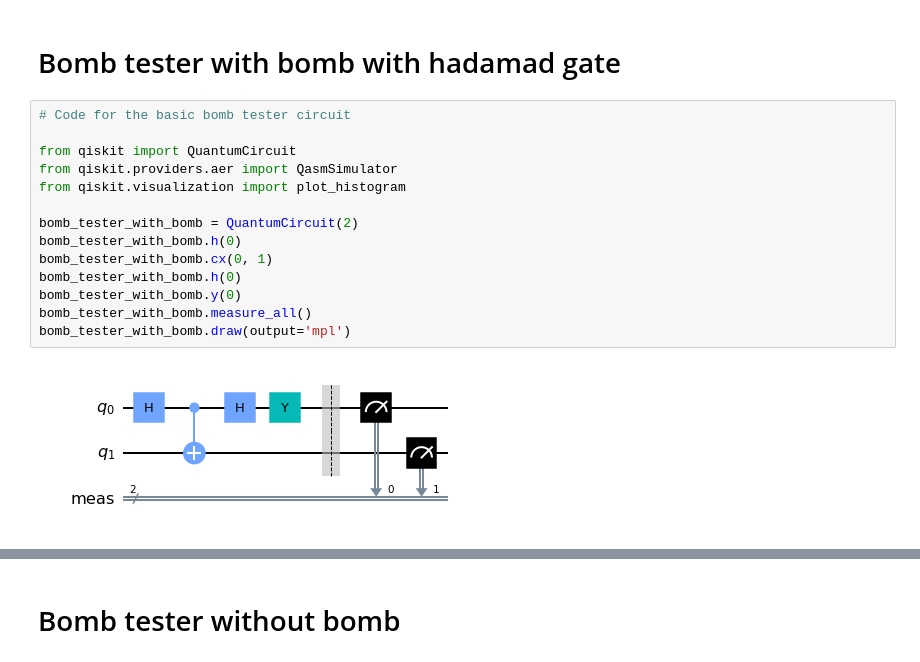
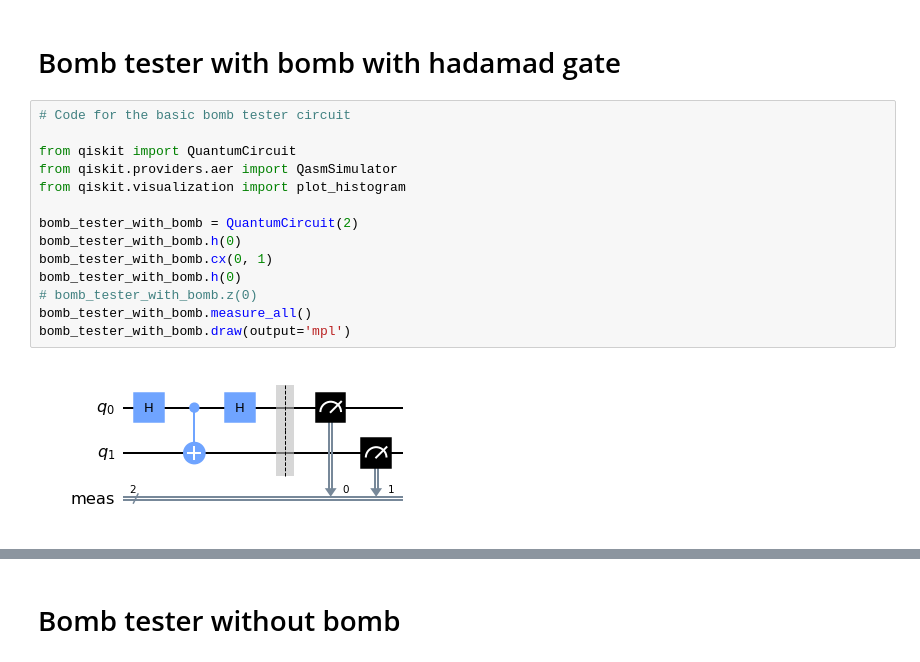
Before and after one commit to FreddyTF/QuantumBiscuit, a Jupyter notebook: InitialNotebook-Copy1.ipynb, the cells around one changed output, grey strips where cells are left out. Cells and saved outputs as stored; diff of their text form.

Commit message:
added images

```diff
--- a/InitialNotebook-Copy1.ipynb
+++ b/InitialNotebook-Copy1.ipynb
@@ -17,19 +30,19 @@ We represent the photon as q0.
 # %%
 # Code for the basic bomb tester circuit
 
 from qiskit import QuantumCircuit
 from qiskit.providers.aer import QasmSimulator
 from qiskit.visualization import plot_histogram
 
 bomb_tester_with_bomb = QuantumCircuit(2)
 bomb_tester_with_bomb.h(0)
 bomb_tester_with_bomb.cx(0, 1)
 bomb_tester_with_bomb.h(0)
-bomb_tester_with_bomb.y(0)
+# bomb_tester_with_bomb.z(0)
 bomb_tester_with_bomb.measure_all()
 bomb_tester_with_bomb.draw(output='mpl')
 # %% [output]
-[figure, old version]
+[figure, new version]
 # %%
 # Running the basic bomb tester circuit
 simulator = QasmSimulator()
```
Also changed, not shown: parts of 5 cells of this notebook, 4 other files.
